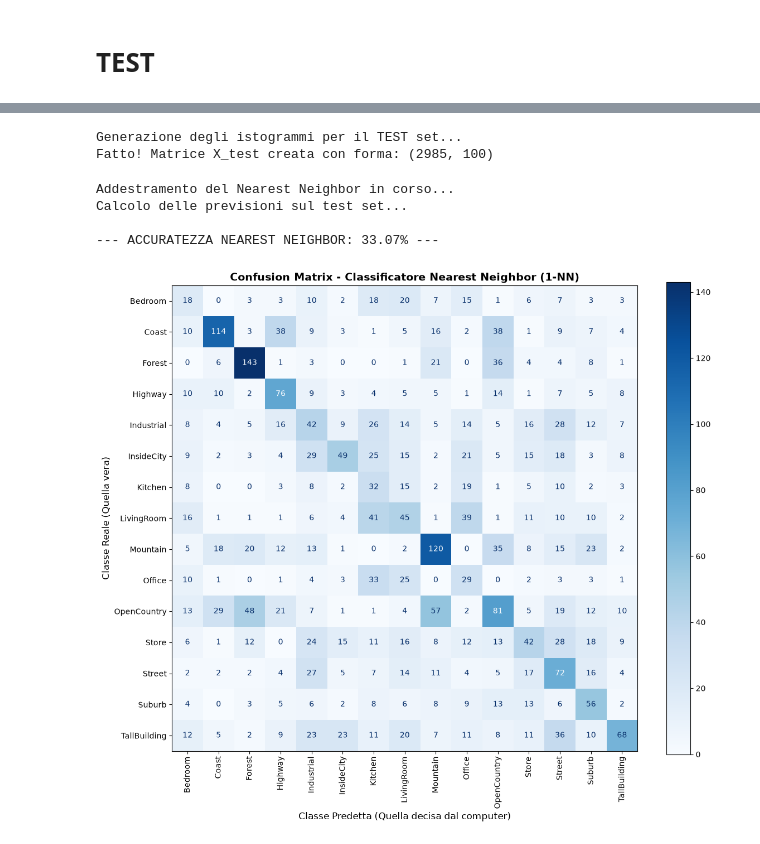
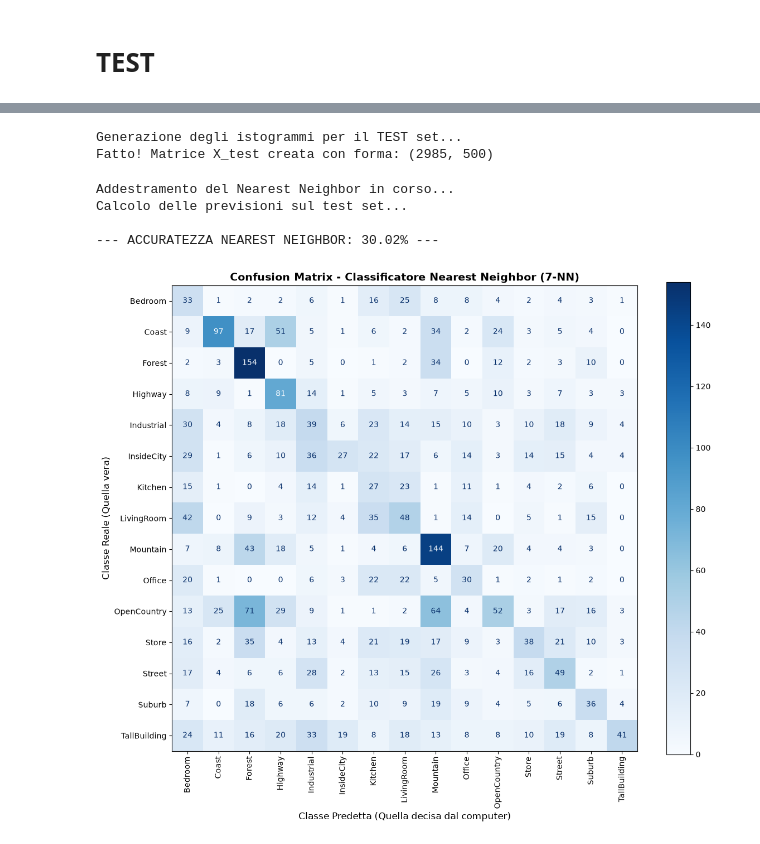
Before and after one commit to RebertoUNI/Computer-vision, a Jupyter notebook: CodeCV.ipynb, the cells around one changed output, grey strips where cells are left out. Cells and saved outputs as stored; diff of their text form; code cells hidden in the pictures.

```diff
--- a/CodeCV.ipynb
+++ b/CodeCV.ipynb
@@ -1,9 +1,9 @@
 # %% [markdown]
 # Gestione delle cartelle/Definizione dei Path
 # %%
-N_FEATURES = 300
+N_FEATURES = 150
 NUM_SAMPLES = 100000
-NUM_CLUSTER = 100
+NUM_CLUSTER = 500
 # %%
 # Importiamo le librerie necessarie per navigare nelle cartelle
 import os
@@ -122,7 +122,7 @@ TEST:
 # %% [markdown]
 # Inizializzazione SIFT
 # %%
-sift = cv2.SIFT_create(nfeatures=N_FEATURES, contrastThreshold = 0.01)
+sift = cv2.SIFT_create(nfeatures=N_FEATURES)
 
 all_keypoints = []
 all_descriptors = []
@@ -388,45 +436,45 @@ y_test = np.array(y_test)
 print(f"Fatto! Matrice X_test creata con forma: {X_test.shape}")
 # %% [output]
 Generazione degli istogrammi per il TEST set...
-Fatto! Matrice X_test creata con forma: (2985, 100)
+Fatto! Matrice X_test creata con forma: (2985, 500)
 # %%
 # 1. Inizializziamo il Nearest Neighbor
 # n_neighbors=1 significa che guardiamo solo il vicino più stretto assoluto
-nn_classifier = KNeighborsClassifier(n_neighbors=1, metric='euclidean')
+nn_classifier = KNeighborsClassifier(n_neighbors=7, metric='euclidean')
 
 # 2. Addestramento (per il KNN significa semplicemente "memorizzare" il training set)
 print("Addestramento del Nearest Neighbor in corso...")
 nn_classifier.fit(X_train, y_train)
 
 # 3. Facciamo le previsioni sul test set!
 print("Calcolo delle previsioni sul test set...")
 y_pred_nn = nn_classifier.predict(X_test)
 
 # Calcoliamo l'accuratezza generale (giusto per avere un numero riassuntivo)
 accuracy_nn = accuracy_score(y_test, y_pred_nn)
 print(f"\n--- ACCURATEZZA NEAREST NEIGHBOR: {accuracy_nn * 100:.2f}% ---")
 
 # 4. Creazione della Confusion Matrix
 cm = confusion_matrix(y_test, y_pred_nn, labels=classi)
 
 # 5. Visualizzazione bellissima della matrice
 fig, ax = plt.subplots(figsize=(12, 10))
 disp = ConfusionMatrixDisplay(confusion_matrix=cm, display_labels=classi)
 
 # Usiamo una mappa di colori blu ('Blues')
 disp.plot(ax=ax, cmap='Blues', xticks_rotation='vertical', values_format='d')
 
-plt.title("Confusion Matrix - Classificatore Nearest Neighbor (1-NN)", fontsize=14, fontweight='bold')
+plt.title("Confusion Matrix - Classificatore Nearest Neighbor (7-NN)", fontsize=14, fontweight='bold')
 plt.xlabel("Classe Predetta (Quella decisa dal computer)", fontsize=12)
 plt.ylabel("Classe Reale (Quella vera)", fontsize=12)
 plt.tight_layout()
 plt.show()
 # %% [output]
 Addestramento del Nearest Neighbor in corso...
 Calcolo delle previsioni sul test set...
 
---- ACCURATEZZA NEAREST NEIGHBOR: 33.07% ---
+--- ACCURATEZZA NEAREST NEIGHBOR: 30.02% ---
-[figure, old version]
+[figure, new version]
 # %%
 from sklearn.svm import SVC
 import numpy as np
```
Also changed, not shown: parts of 9 cells of this notebook, 2 other files.
